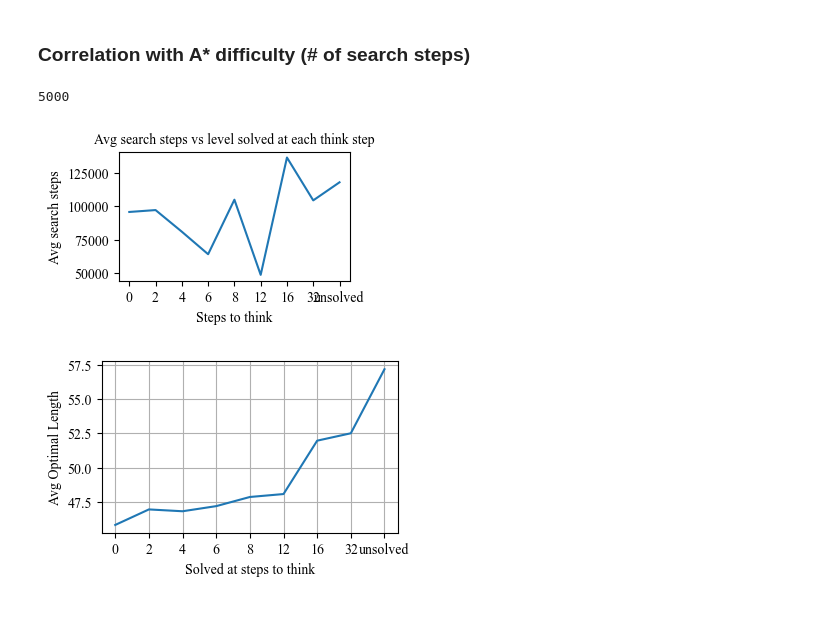
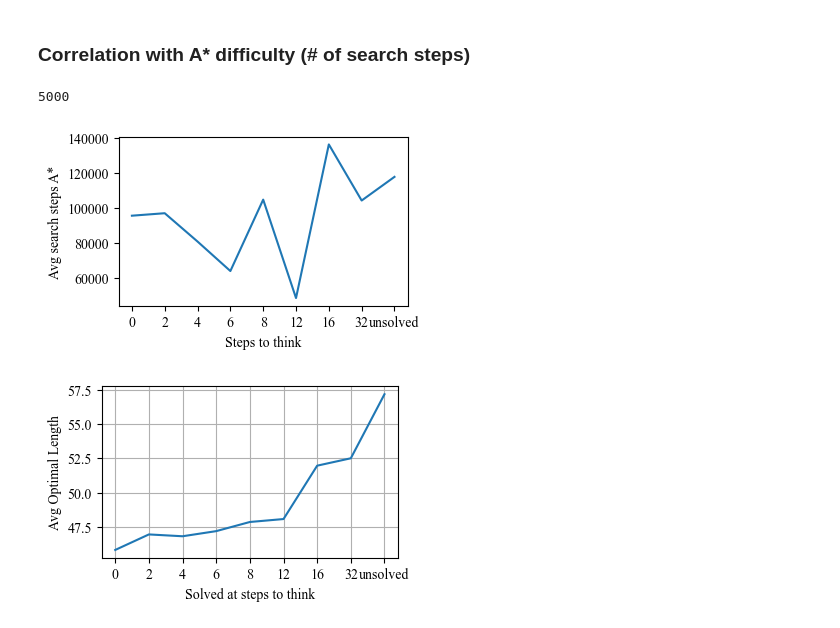
Before and after one commit to AlignmentResearch/train-learned-planner, a Jupyter notebook: cleanba/notebooks/behavioral_analysis.ipynb, the cells around one changed output. Saved outputs shown, nothing was run; the diff lists cells and outputs as text; code cells hidden in the pictures.

```diff
--- a/cleanba/notebooks/behavioral_analysis.ipynb
+++ b/cleanba/notebooks/behavioral_analysis.ipynb
@@ -571,26 +566,28 @@ for i, (file_idx, lev_idx) in enumerate(all_level_infos):
 # %%
 levels_partition_by_think_steps = [[] for _ in range(len(steps_to_think)+1)]
 print(len(val_all_episode_info[0]["episode_successes"]))
 for i in range(len(val_all_episode_info[0]["episode_successes"])):
     found = False
     for j in range(len(steps_to_think)):
         if val_all_episode_info[j]["episode_successes"][i]:
             levels_partition_by_think_steps[j].append(i)
             found = True
             break
     if not found:
         levels_partition_by_think_steps[-1].append(i)
 
 # plot avg search steps for each partition
 avg_search_steps = [np.mean([all_search_steps[level_idx] for level_idx in partition]) for partition in levels_partition_by_think_steps]
-plt.plot(steps_to_think + ["unsolved"], avg_search_steps)
-plt.xlabel("Steps to think")
-plt.ylabel("Avg search steps")
-plt.title("Avg search steps vs level solved at each think step")
-plt.show()
+with matplotlib.rc_context({'figure.figsize': (3.8, 2.25)}):
+    plt.plot(steps_to_think + ["unsolved"], avg_search_steps)
+    plt.xlabel("Steps to think")
+    plt.ylabel("Avg search steps A*")
+    # plt.title("Avg search steps vs level solved at each think step")
+    plt.savefig(plots_dir / "search_steps_v_steps_to_think.pdf", format="pdf")
+    plt.show()
 # %% [output]
 5000
-[figure, old version]
+[figure, new version]
 # %%
 avg_opt_len = [np.mean([all_optimal_lengths[level_idx] for level_idx in partition]) for partition in levels_partition_by_think_steps]
 with matplotlib.rc_context({'figure.figsize': (3.7, 2.25)}):
```
Also changed, not shown: parts of 7 cells of this notebook.
